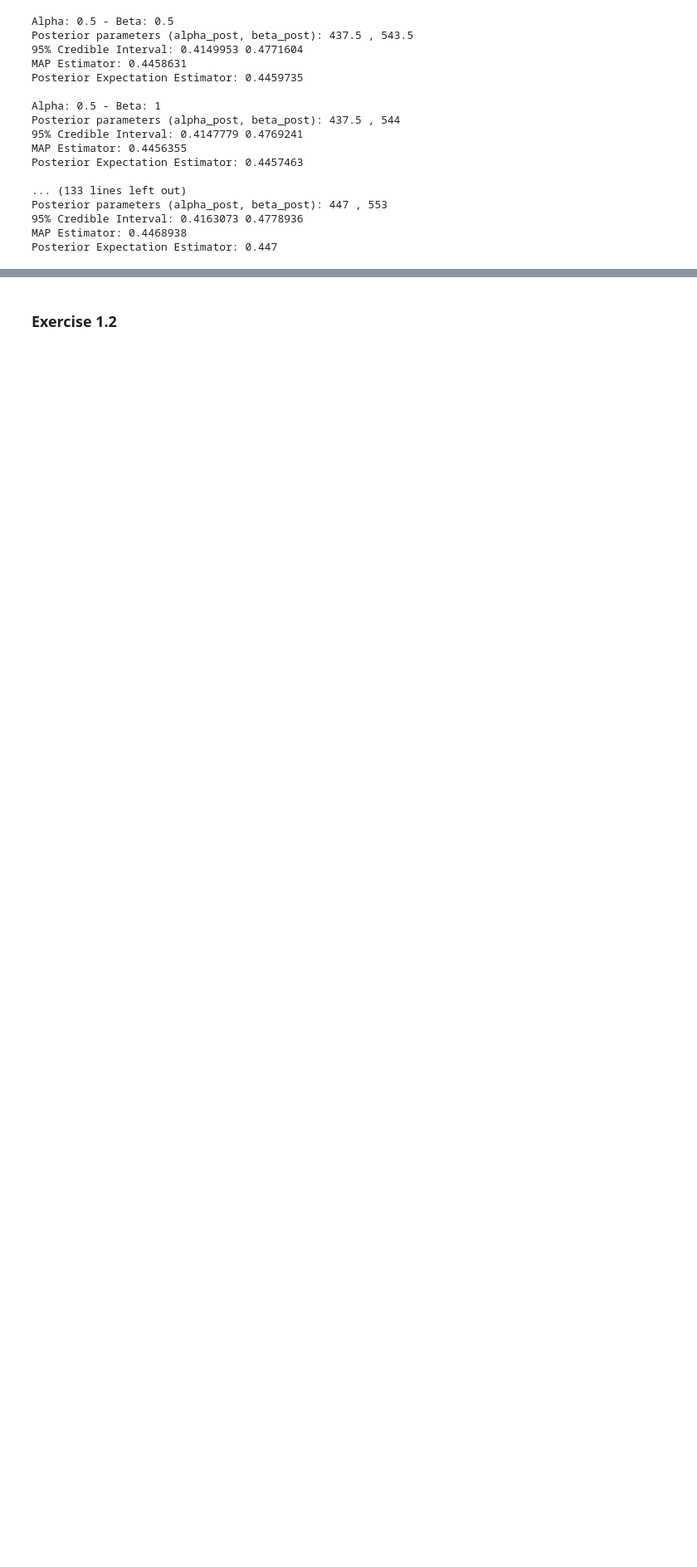
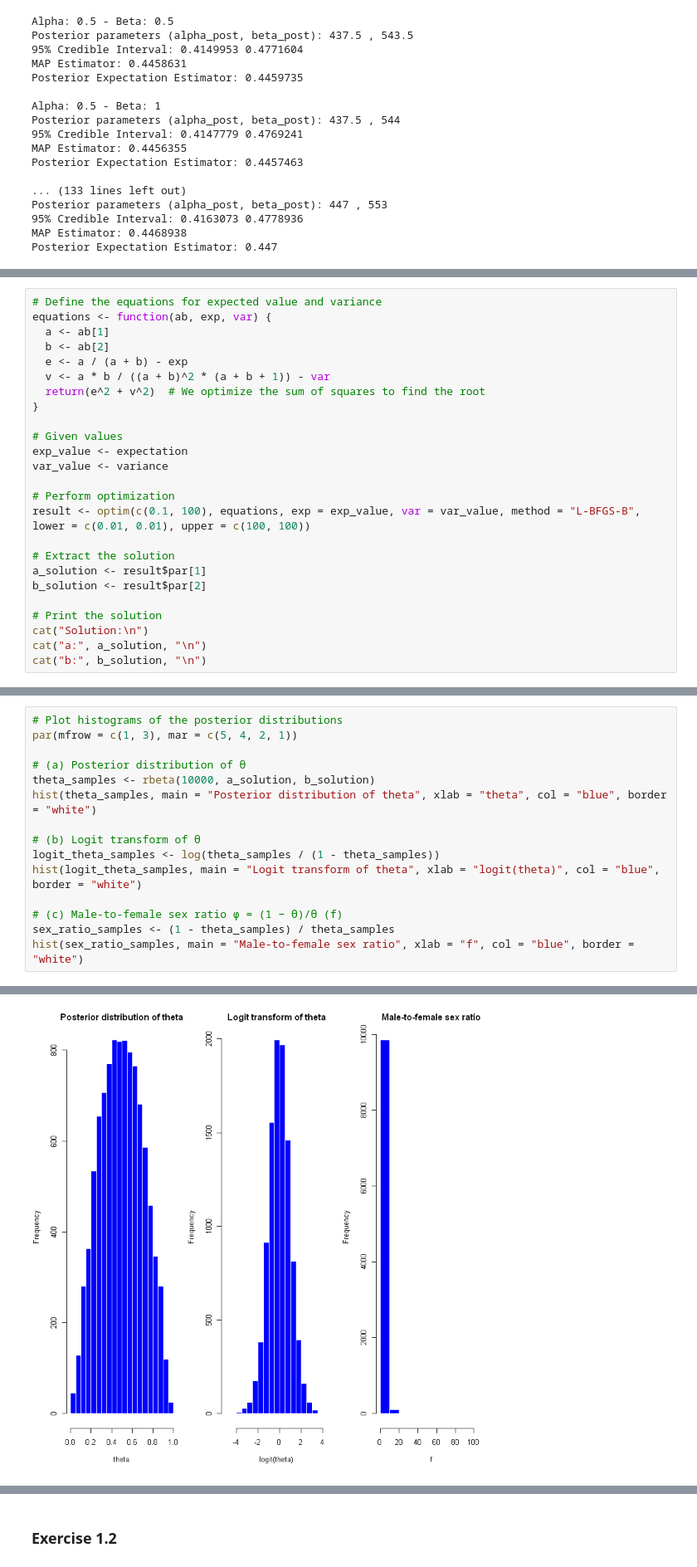
Before and after one commit to DaphneDjiakouri/Bayesian-Statistics, a Jupyter notebook: Assignments/1st_Assignment_Adriana_Madison_Dafni_Arturo.ipynb, the cells around one changed output, grey strips where cells are left out. Shown at 83% size. Saved outputs shown, nothing was run; the diff lists cells and outputs as text; blank space fills up the shorter version.

```diff
--- a/Assignments/1st_Assignment_Adriana_Madison_Dafni_Arturo.ipynb
+++ b/Assignments/1st_Assignment_Adriana_Madison_Dafni_Arturo.ipynb
@@ -203,0 +248,25 @@ print(table_data)
+# %%
+# Define the equations for expected value and variance
+equations <- function(ab, exp, var) {
+  a <- ab[1]
+  b <- ab[2]
+  e <- a / (a + b) - exp
+  v <- a * b / ((a + b)^2 * (a + b + 1)) - var
+  return(e^2 + v^2)  # We optimize the sum of squares to find the root
+}
+
+# Given values
+exp_value <- expectation
+var_value <- variance
+
+# Perform optimization
+result <- optim(c(0.1, 100), equations, exp = exp_value, var = var_value, method = "L-BFGS-B", lower = c(0.01, 0.01), upper = c(100, 100))
+
+# Extract the solution
+a_solution <- result$par[1]
+b_solution <- result$par[2]
+
+# Print the solution
+cat("Solution:\n")
+cat("a:", a_solution, "\n")
+cat("b:", b_solution, "\n")
@@ -203,0 +281,16 @@ print(table_data)
+# %%
+# Plot histograms of the posterior distributions
+par(mfrow = c(1, 3), mar = c(5, 4, 2, 1))
+
+# (a) Posterior distribution of θ
+theta_samples <- rbeta(10000, a_solution, b_solution)
+hist(theta_samples, main = "Posterior distribution of theta", xlab = "theta", col = "blue", border = "white")
+
+# (b) Logit transform of θ
+logit_theta_samples <- log(theta_samples / (1 - theta_samples))
+hist(logit_theta_samples, main = "Logit transform of theta", xlab = "logit(theta)", col = "blue", border = "white")
+
+# (c) Male-to-female sex ratio φ = (1 − θ)/θ (f)
+sex_ratio_samples <- (1 - theta_samples) / theta_samples
+hist(sex_ratio_samples, main = "Male-to-female sex ratio", xlab = "f", col = "blue", border = "white")
+# %% [output]
@@ -203,0 +302 @@ print(table_data)
+[figure, added]
```
Also changed, not shown: parts of 14 cells of this notebook.
